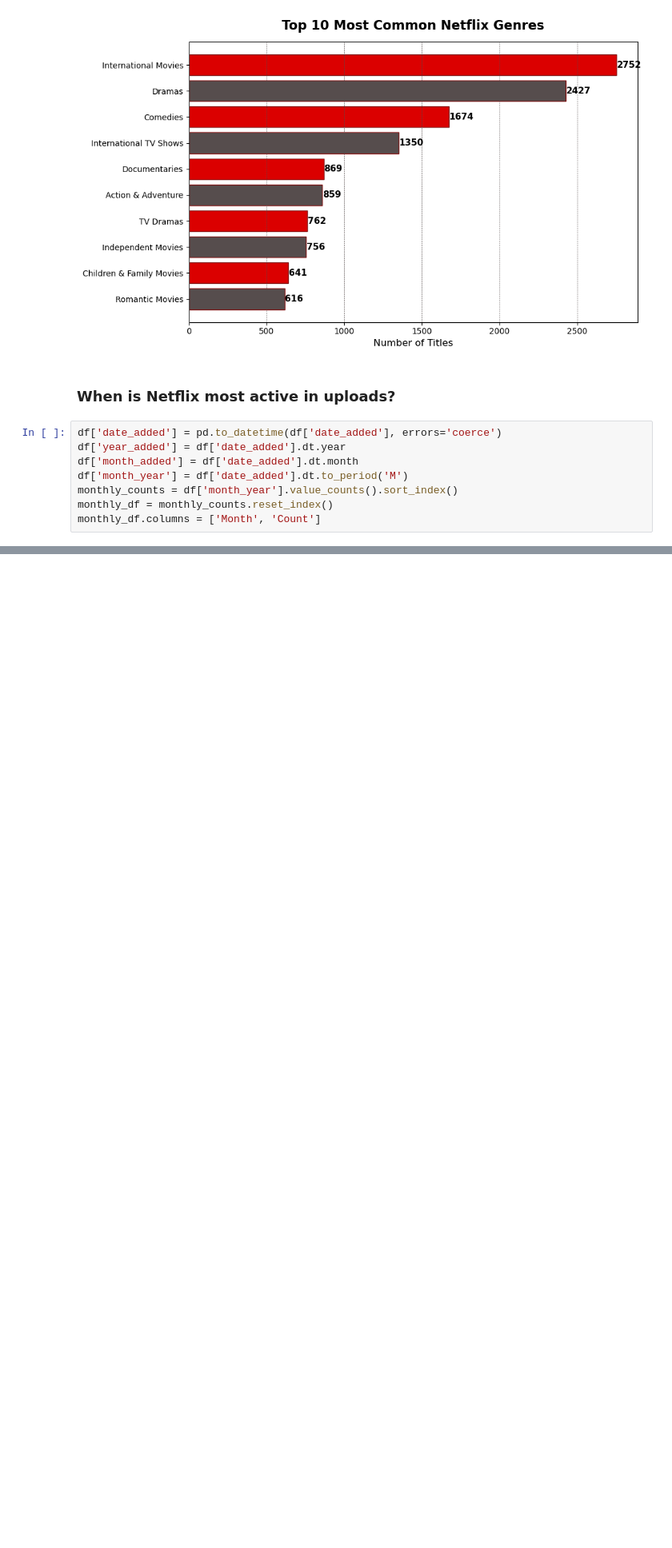
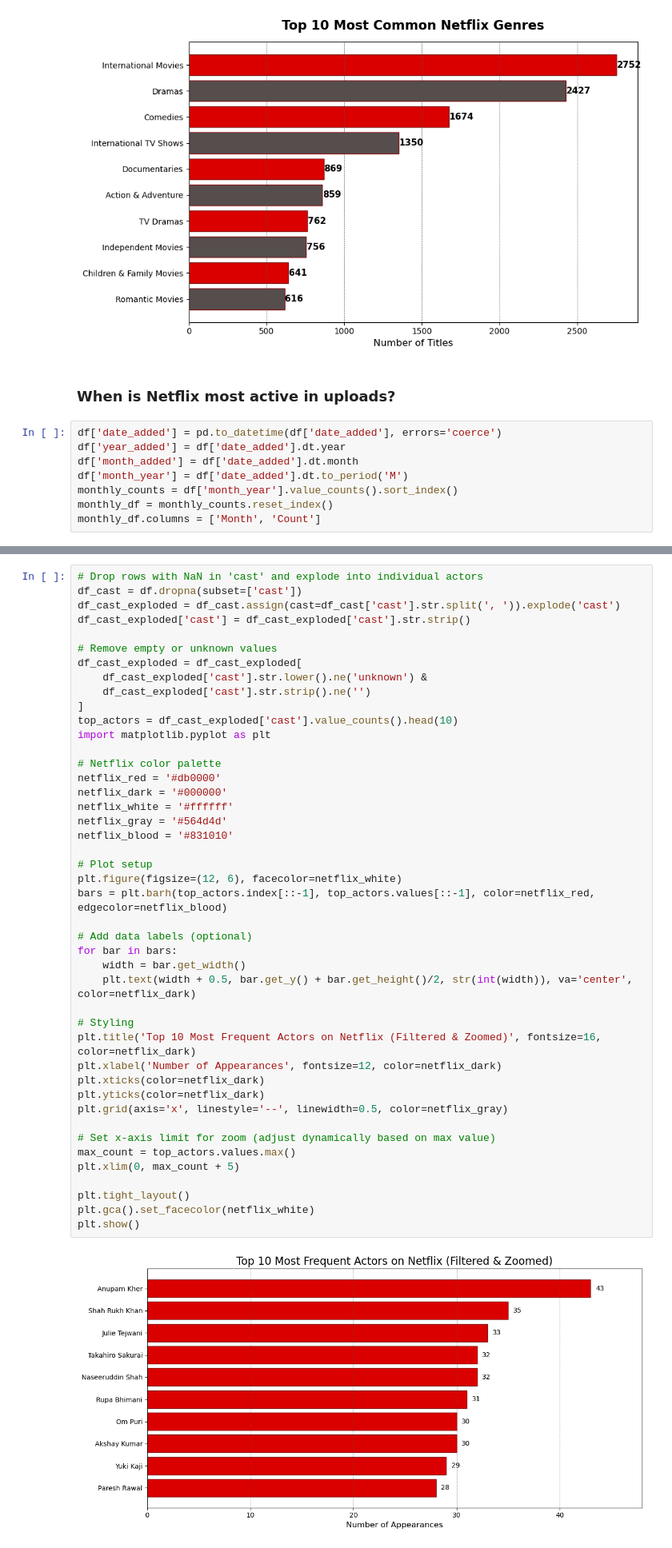
Before and after one commit to rajtejaswee/netflix-data-analysis, a Jupyter notebook: Netflix_EDA.ipynb, the cells around one changed output, grey strips where cells are left out. Shown at 80% size. Cells and saved outputs as stored; diff of their text form; blank space fills up the shorter version.

```diff
--- a/Netflix_EDA.ipynb
+++ b/Netflix_EDA.ipynb
@@ -487,0 +507,46 @@ plt.show()
+# %%
+# Drop rows with NaN in 'cast' and explode into individual actors
+df_cast = df.dropna(subset=['cast'])
+df_cast_exploded = df_cast.assign(cast=df_cast['cast'].str.split(', ')).explode('cast')
+df_cast_exploded['cast'] = df_cast_exploded['cast'].str.strip()
+
+# Remove empty or unknown values
+df_cast_exploded = df_cast_exploded[
+    df_cast_exploded['cast'].str.lower().ne('unknown') &
+    df_cast_exploded['cast'].str.strip().ne('')
+]
+top_actors = df_cast_exploded['cast'].value_counts().head(10)
+import matplotlib.pyplot as plt
+
+# Netflix color palette
+netflix_red = '#db0000'
+netflix_dark = '#000000'
+netflix_white = '#ffffff'
+netflix_gray = '#564d4d'
+netflix_blood = '#831010'
+
+# Plot setup
+plt.figure(figsize=(12, 6), facecolor=netflix_white)
+bars = plt.barh(top_actors.index[::-1], top_actors.values[::-1], color=netflix_red, edgecolor=netflix_blood)
+
+# Add data labels (optional)
+for bar in bars:
+    width = bar.get_width()
+    plt.text(width + 0.5, bar.get_y() + bar.get_height()/2, str(int(width)), va='center', color=netflix_dark)
+
+# Styling
+plt.title('Top 10 Most Frequent Actors on Netflix (Filtered & Zoomed)', fontsize=16, color=netflix_dark)
+plt.xlabel('Number of Appearances', fontsize=12, color=netflix_dark)
+plt.xticks(color=netflix_dark)
+plt.yticks(color=netflix_dark)
+plt.grid(axis='x', linestyle='--', linewidth=0.5, color=netflix_gray)
+
+# Set x-axis limit for zoom (adjust dynamically based on max value)
+max_count = top_actors.values.max()
+plt.xlim(0, max_count + 5)
+
+plt.tight_layout()
+plt.gca().set_facecolor(netflix_white)
+plt.show()
+# %% [output]
+[figure, added]
```
Also changed, not shown: parts of 6 cells of this notebook.
